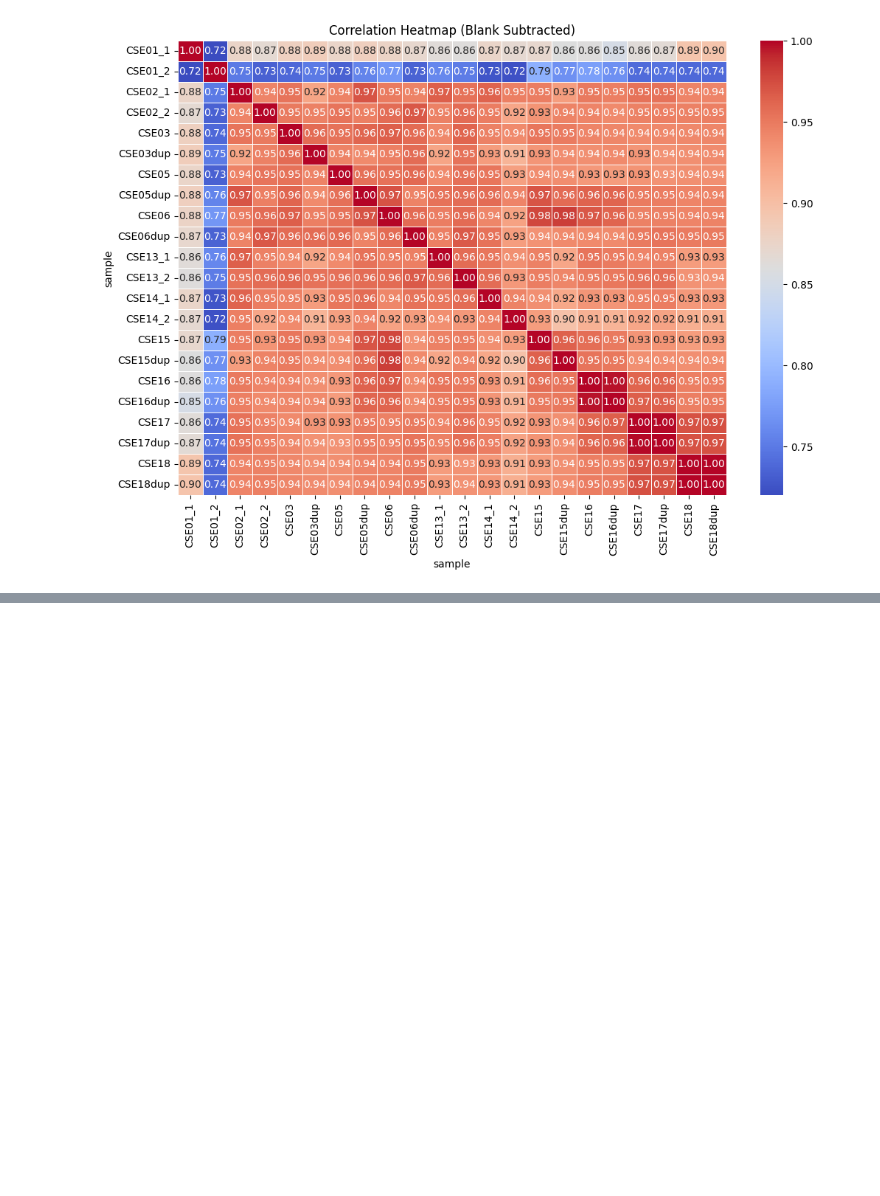
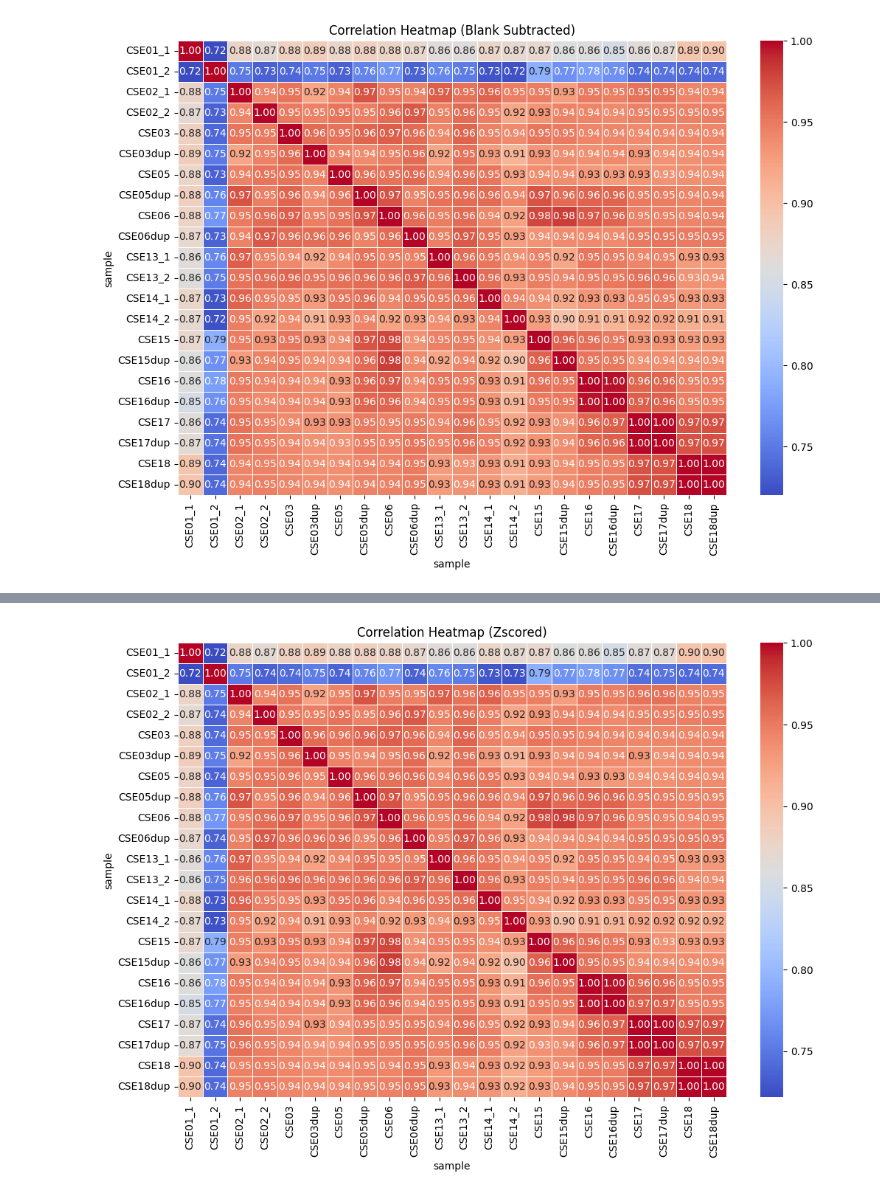
Before and after one commit to ucsffrancislab/genomics, a Jupyter notebook: data/20250925-Illumina-PhIP/20251114-PhIP-MultiPlate/out.123456131415161718/counts_normalized_subtracted_pcas.ipynb, the cells around one changed output, grey strips where cells are left out. Drawn from its saved outputs; the diff is of its cells as text; code cells hidden in the pictures; blank space fills up the shorter version.

```diff
--- a/data/20250925-Illumina-PhIP/20251114-PhIP-MultiPlate/out.123456131415161718/counts_normalized_subtracted_pcas.ipynb
+++ b/data/20250925-Illumina-PhIP/20251114-PhIP-MultiPlate/out.123456131415161718/counts_normalized_subtracted_pcas.ipynb
@@ -787,0 +812,9 @@ plt.show()
+# %%
+scaler = StandardScaler()
+# %%
+data_zscored = pd.DataFrame(
+    scaler.fit_transform(cse_pca_data_annot.drop(['plate','class'],axis='columns').T),
+    index=cse_pca_data_annot.drop(['plate','class'],axis='columns').T.index,
+    columns=cse_pca_data_annot.drop(['plate','class'],axis='columns').T.columns
+)
+data_zscored
@@ -787,0 +835,3 @@ plt.show()
+# %%
+data_zscored_corr = data_zscored.corr()
+data_zscored_corr
@@ -787,0 +858,7 @@ plt.show()
+# %%
+plt.figure(figsize=(12, 8)) # Adjust figure size as needed
+sns.heatmap(data_zscored_corr, annot=True, cmap='coolwarm', fmt=".2f", linewidths=.5)
+plt.title('Correlation Heatmap (Zscored)')
+plt.show()
+# %% [output]
+[figure, added]
```
Also changed, not shown: parts of 7 cells of this notebook, 1 other file.
